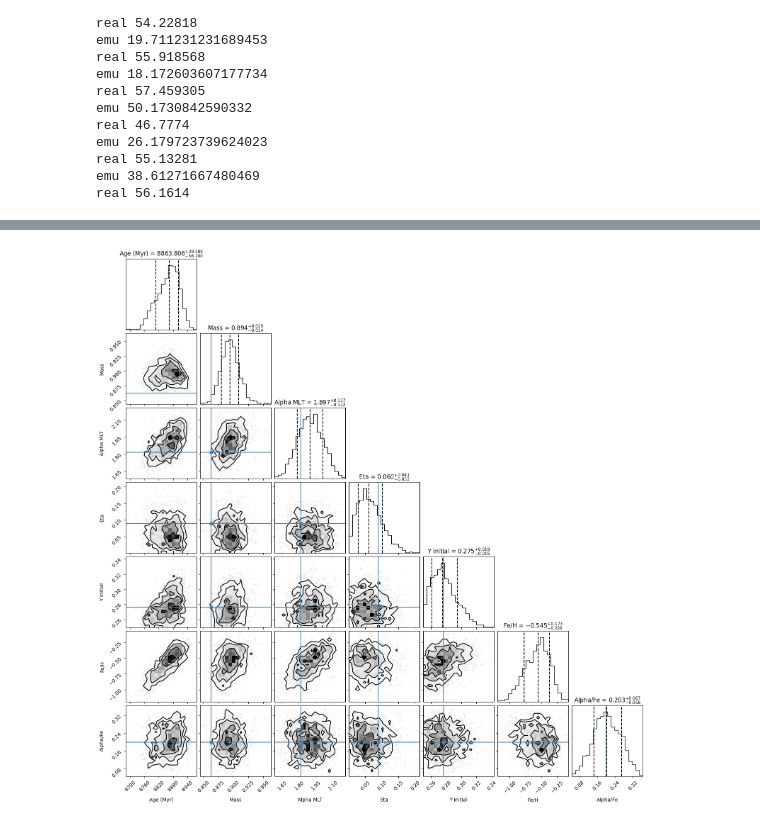
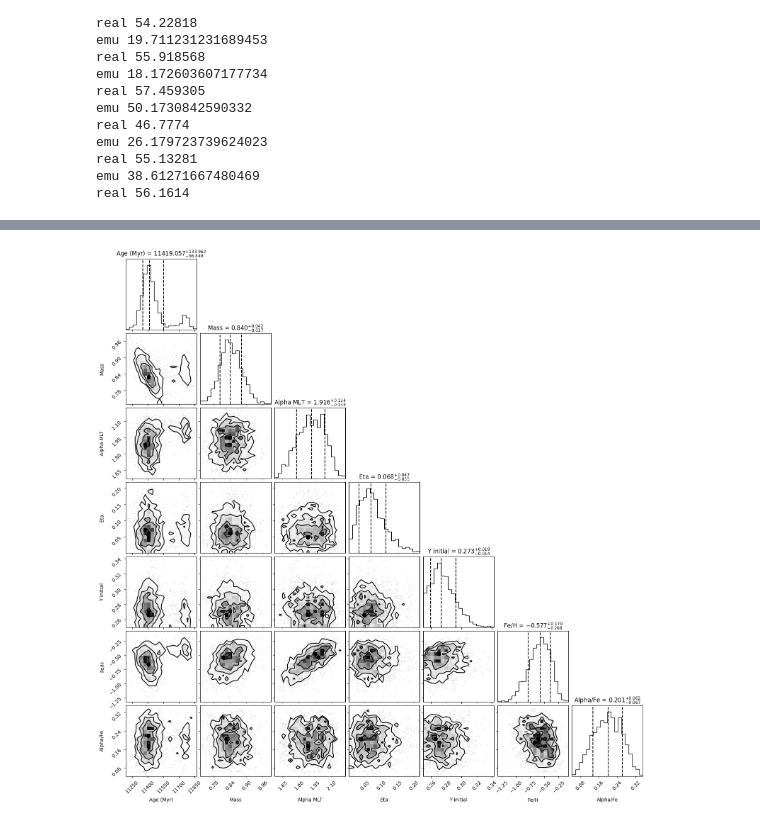
Before and after one commit to ruddock321/y4project, a Jupyter notebook: HBM stuff/Tensor flow model/Model test with tensorflow.ipynb, the cells around one changed output, grey strips where cells are left out. Drawn from its saved outputs; the diff is of its cells as text; code cells hidden in the pictures.

Commit message:
Model working on M4 stars now

```diff
--- a/HBM stuff/Tensor flow model/Model test with tensorflow.ipynb
+++ b/HBM stuff/Tensor flow model/Model test with tensorflow.ipynb
@@ -20,6 +20,17 @@ import tensorflow as tf
 from keras import layers
 from sklearn.decomposition import PCA
 from tensorflow.keras.models import Model
+# %%
+df = pd.read_csv(r'C:\Users\Dell\OneDrive - University of Birmingham\Documents\Y4 Project\y4project\HBM stuff\Files\tailo2022table.csv')
+df_first_30 = df[:32]
+
+Teff_M4 = jnp.array(df_first_30["Teff"])
+L_M4 = jnp.array(df_first_30["L"])
+errL_M4 = jnp.array(df_first_30["errL"])
+numax_M4 = jnp.array(df_first_30["numax"])
+errnumax_M4 = jnp.array(df_first_30["errnumax"])
+Deltanu_M4 = jnp.array(df_first_30["Deltanu"])
+errDeltanu_M4 = jnp.array(df_first_30["errDeltanu"])
 # %%
 class PCANN(tf.keras.layers.Layer):
     """
@@ -562,3 +566,17 @@ obs = {
+# %%
+obs = {
+    'teff': Teff_M4,
+    'lum': L_M4,
+    'dnu': Deltanu_M4,
+    'numax': numax_M4
+}
+
+obs_err = {
+    'teff_err': jnp.full_like(Teff_M4, 70),
+    'lum_err': errL_M4,
+    'dnu_err': errDeltanu_M4,
+    'numax_err': errnumax_M4
+}
 # %%
 import numpyro
 import numpyro.distributions as dist
@@ -566,7 +584,7 @@ from numpyro.infer import MCMC, NUTS, Predictive
 import corner
 # %%
 def Bmodel(obs=None):
-    with numpyro.plate("star", star_number):
+    with numpyro.plate("star", 32):
         # Define priors
         massini_ = numpyro.deterministic("massini_", 0.8 * numpyro.sample("massini_s", dist.Beta(3, 6)) + 0.7)
         tau_hat = numpyro.deterministic("tau_hat", 4 * numpyro.sample("tau_hat_s", dist.Beta(4, 8)) + 1)
@@ -605,7 +623,7 @@ def Bmodel(obs=None):
         numpyro.sample("teff_obs", dist.StudentT(5, teff, obs_err['teff_err'][0]), obs=obs['teff'])
         numpyro.sample("lum_obs", dist.StudentT(5, lum, obs_err['lum_err'][0]), obs=obs['lum'])
         numpyro.sample("dnu_obs", dist.StudentT(5, dnu, obs_err['dnu_err'][0]), obs=obs['dnu'])
-        numpyro.sample("rad_obs", dist.StudentT(5, rad, obs_err['rad_err'][0]), obs=obs['rad'])
+        #numpyro.sample("rad_obs", dist.StudentT(5, rad, obs_err['rad_err'][0]), obs=obs['rad'])
         numpyro.sample("numax_obs", dist.StudentT(5, numax, obs_err['numax_err'][0]), obs=obs['numax'])
 # %%
 from jax import random
@@ -658,37 +676,37 @@ samples = mcmc.get_samples()
 
 # Index
 
-i = 3
+i = 18
 
 params_of_interest = {
     'Age (Myr)': samples['ages_'][..., i],
     'Mass': samples['massini_'][..., i],
     'Alpha MLT': samples['alphamlt_'][..., i],
     'Eta': samples['eta_'][..., i],
     'Y initial': samples['yini_'][..., i],
     'Fe/H': samples['fehini_'][..., i],
     'Alpha/Fe': samples['alphafe_'][..., i]
 }
 
 # Convert to a numpy array for corner.py
 X = np.column_stack([params_of_interest[key] for key in params_of_interest])
 labels = list(params_of_interest.keys())
 
 
 fig = corner.corner(
     X,
     labels=labels,
     quantiles=[0.16, 0.5, 0.84],
     show_titles=True,
     title_kwargs={"fontsize": 12},
     title_fmt='.3f',
-    truths = truths[i],
+    #truths = truths[i],
 )
 
 #plt.tight_layout()
 plt.show()
 # %% [output]
-[figure, old version]
+[figure, new version]
 # %%
 # Create a figure for the corner plot
 fig = plt.figure(figsize=(15, 15))
```
Also changed, not shown: parts of 3 cells of this notebook, 8 other files.
